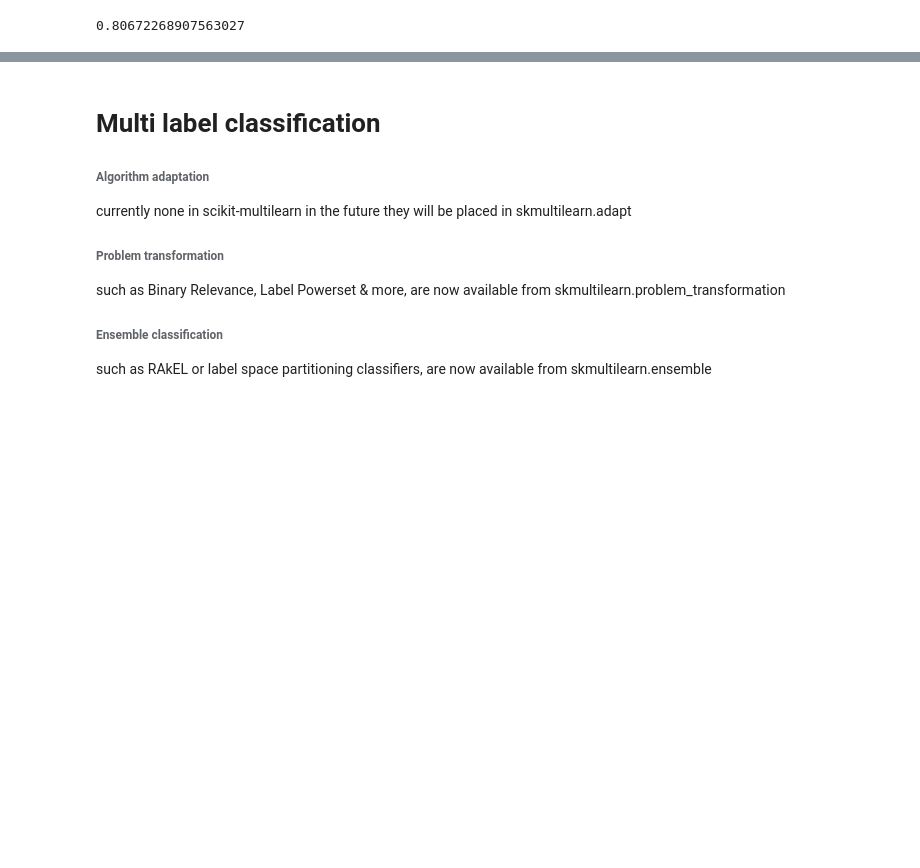
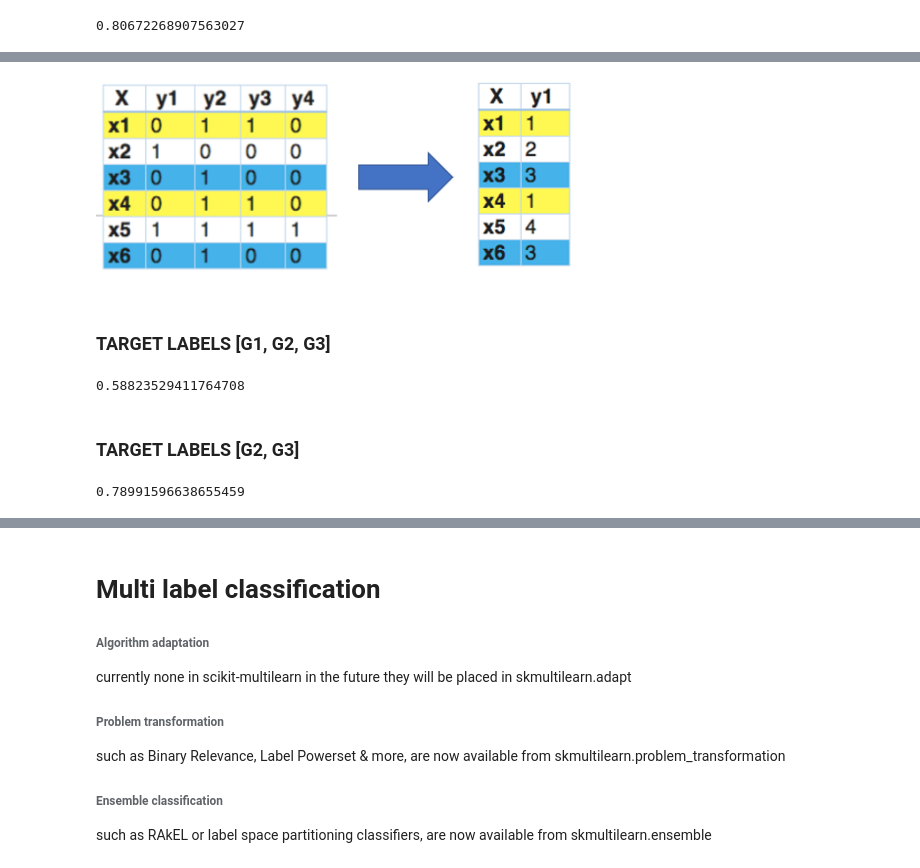
Before and after one commit to dusicastepic/Multi-label-classification-, a Jupyter notebook: MLC - proba.ipynb, the cells around one changed output, grey strips where cells are left out. Cells and saved outputs as stored; diff of their text form; code cells hidden in the pictures; blank space fills up the shorter version.

```diff
--- a/MLC - proba.ipynb
+++ b/MLC - proba.ipynb
@@ -287,0 +271,32 @@ accuracy_score(b2_test,predictions)
+# %%
+Image(filename="C:\\Users\\Dusica\\Desktop\\RESURSII ZA MLC\\LabelPowerset2.png",width=500, height=300)
+# %% [output]
+[figure, added]
+# %% [markdown]
+### TARGET LABELS [G1, G2, G3]
+# %%
+classifier = LabelPowerset(LogisticRegression())
+
+# train
+classifier.fit(a_train, b_train)
+
+# predict
+predictions = classifier.predict(a_test)
+
+accuracy_score(b_test,predictions)
+# %% [output]
+0.58823529411764708
+# %% [markdown]
+### TARGET LABELS [G2, G3]
+# %%
+classifier = LabelPowerset(LogisticRegression())
+
+# train
+classifier.fit(a2_train, b2_train)
+
+# predict
+predictions = classifier.predict(a2_test)
+
+accuracy_score(b2_test,predictions)
+# %% [output]
+0.78991596638655459
```
Also changed, not shown: parts of 45 cells of this notebook.
